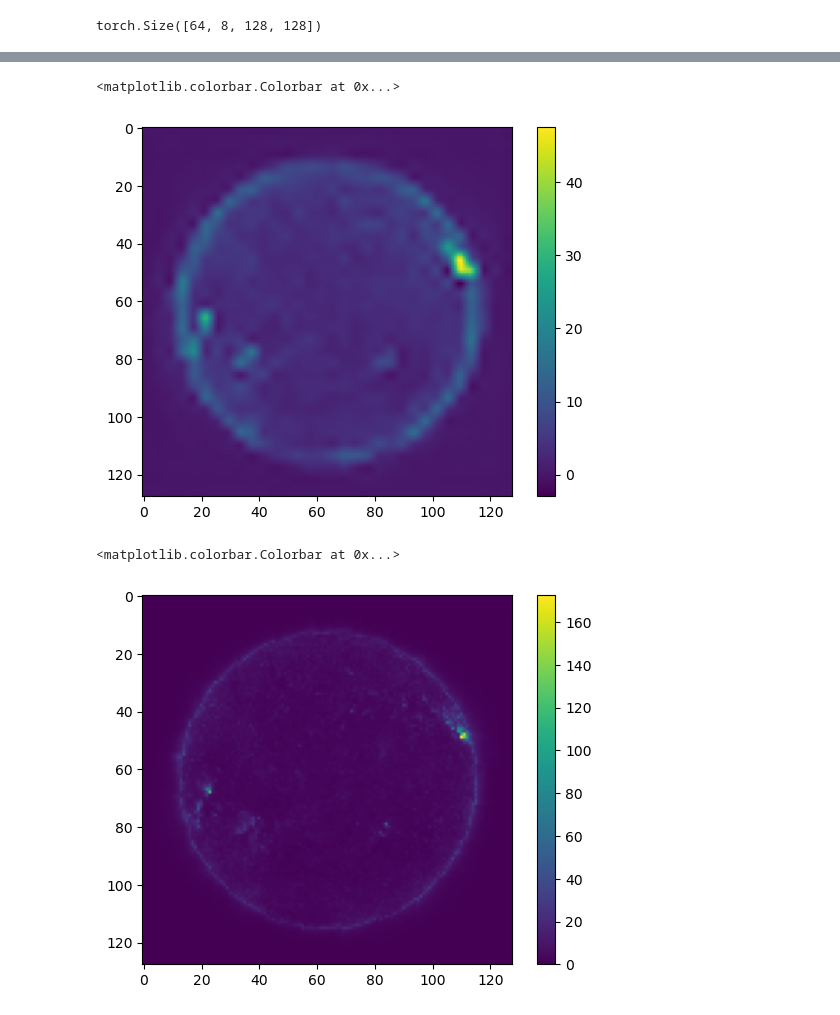
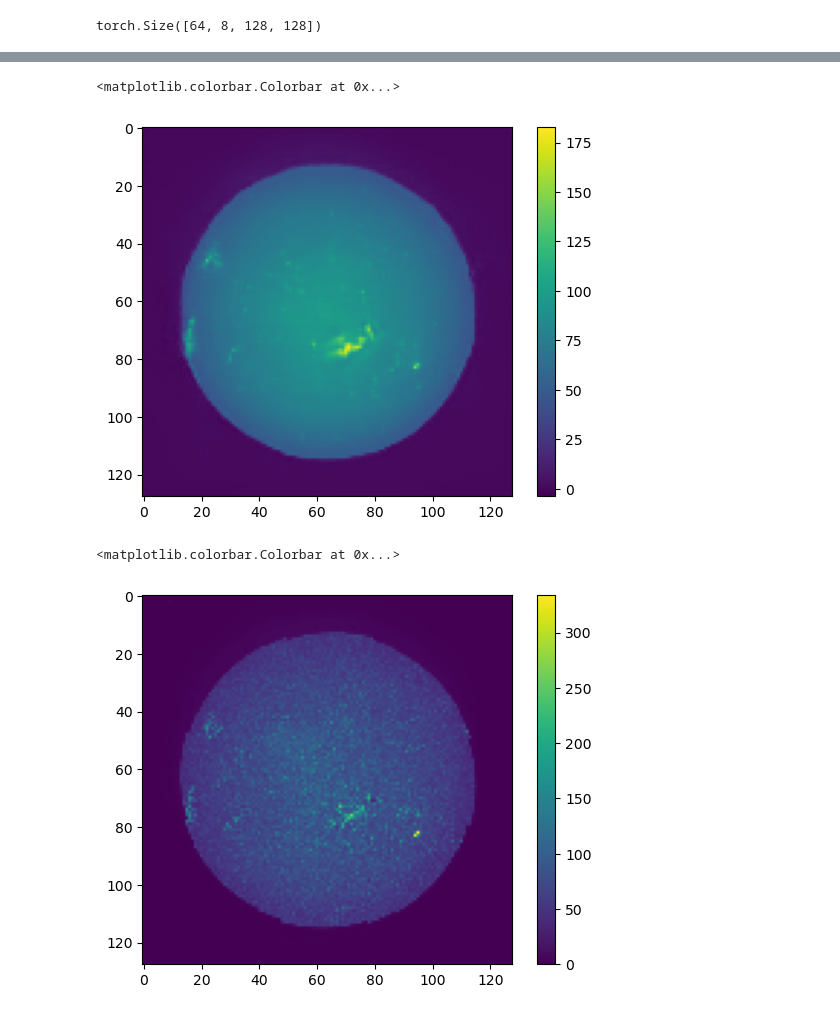
Before and after one commit to ErUM-Data-Hub/Challenges, a Jupyter notebook: solar/challenge.ipynb, the cells around one changed output, grey strips where cells are left out. Cells and saved outputs as stored; diff of their text form; code cells hidden in the pictures.

```diff
--- a/solar/challenge.ipynb
+++ b/solar/challenge.ipynb
@@ -206,7 +207,7 @@ class ResNetBlock(nn.Module):
     return out
 
 class CNN(nn.Module):
-    def __init__(self, in_channels=1, out_channels=8, num_res_blocks=3, num_res_block_refine=3):
+    def __init__(self, in_channels=1, out_channels=8, num_res_blocks=3, num_res_blocks_refine=3):
         super().__init__()
         self.cnn_stack = nn.Sequential(
                   nn.Conv2d(in_channels=in_channels, out_channels=128, kernel_size=7, stride=2, padding=3, bias=False),
@@ -229,7 +230,7 @@ class CNN(nn.Module):
         )
 
         res_block_refine = []
-        for _ in range(num_res_blocks):
+        for _ in range(num_res_blocks_refine):
           res_block_refine.append(ResNetBlock(128))
         self.res_stack_refine = nn.Sequential(*res_block_refine)
 
@@ -345,6 +347,6 @@ Suggested LR: 1.87E-02
 # %%
-model = CNN(num_res_blocks=3, num_res_block_refine=3).to(device)
-optimizer = torch.optim.Adam(model.parameters(), lr=1.87e-2, weight_decay=1e-5)
+model = CNN(num_res_blocks=3, num_res_blocks_refine=1).to(device)
+optimizer = torch.optim.Adam(model.parameters(), lr=2.31e-2, weight_decay=1e-5)
 scheduler = torch.optim.lr_scheduler.ReduceLROnPlateau(optimizer, mode='min', factor=0.1, patience=5, threshold=1e-2)
 loss_fn = nn.MSELoss()
 epochs = 100
@@ -437,15 +447,16 @@ Validation L1 Loss: 2289.6392
 # %%
 val_features, val_target = next(iter(val_loader))
 # %%
-ch_idx = 0
-plt.imshow(model(val_features.to(device))[0][ch_idx].cpu().detach())
+img_idx=2
+ch_idx = 6
+plt.imshow(model(val_features.to(device))[img_idx][ch_idx].cpu().detach())
 plt.colorbar()
 # %% [output]
 <matplotlib.colorbar.Colorbar at 0x...>
-[figure, old version]
+[figure, new version]
 # %%
-plt.imshow(val_target[0][ch_idx])
+plt.imshow(val_target[img_idx][ch_idx])
 plt.colorbar()
 # %% [output]
 <matplotlib.colorbar.Colorbar at 0x...>
-[figure, old version]
+[figure, new version]
```
Also changed, not shown: parts of 11 cells of this notebook.
